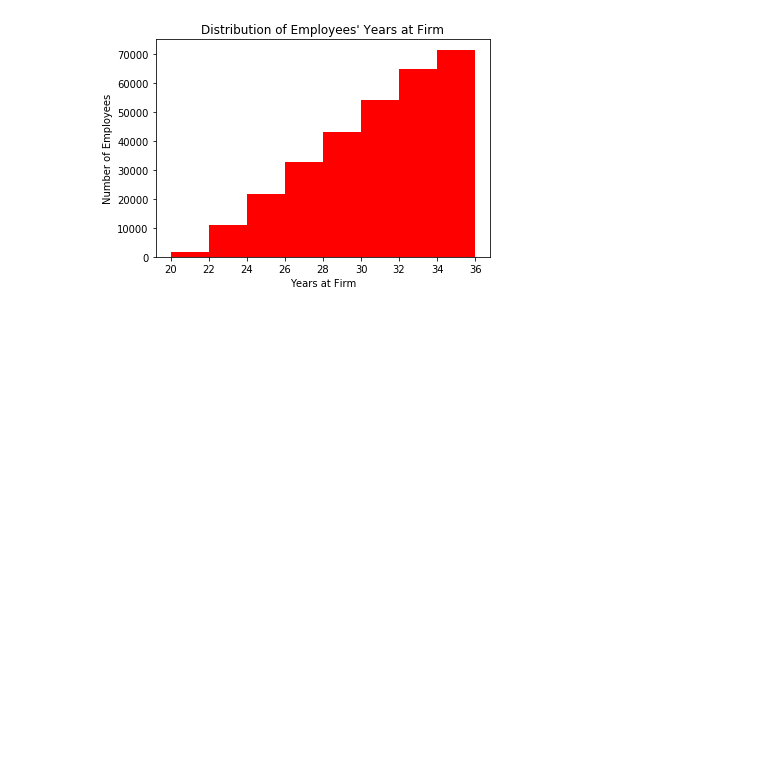
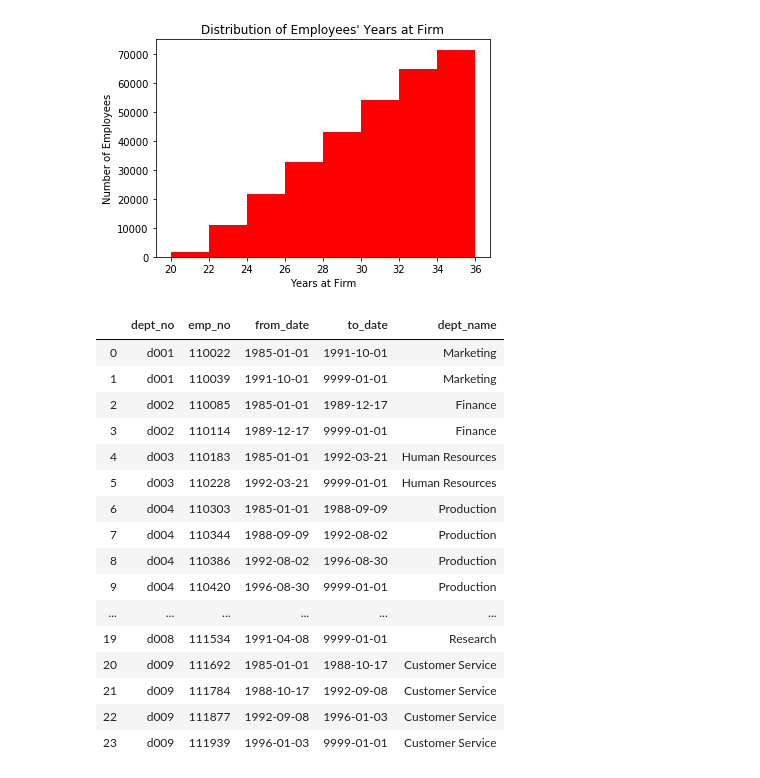
Before and after one commit to camiloibanez/Employee-Payroll-Analysis, a Jupyter notebook: EmployeeSQL/Employee data.ipynb, the cells around one changed output. Saved outputs shown, nothing was run; the diff lists cells and outputs as text; code cells hidden in the pictures; blank space fills up the shorter version.

```diff
--- a/EmployeeSQL/Employee data.ipynb
+++ b/EmployeeSQL/Employee data.ipynb
@@ -16,6 +16,7 @@ titles_df = pd.read_sql('SELECT * FROM titles', con=connection)
 departments_df = pd.read_sql('SELECT * FROM departments', con=connection)
 dept_emp_df = pd.read_sql('SELECT * FROM dept_emp', con=connection)
 employees_df = pd.read_sql('SELECT * FROM employees', con=connection)
+dept_manager_df = pd.read_sql('SELECT * FROM dept_manager', con=connection)
 
 if(connection):
     connection.close()
@@ -205,3 +209,24 @@ plt.xlabel("Years at Firm")
 plt.show()
 # %% [output]
 [figure]
+# %%
+managers_df = pd.merge(dept_manager_df, departments_df, on="dept_no", how="inner")
+managers_df
+# %% [output]
+|  | dept_no | emp_no | from_date | to_date | dept_name |
+| 0 | d001 | 110022 | 1985-01-01 | 1991-10-01 | Marketing |
+| 1 | d001 | 110039 | 1991-10-01 | 9999-01-01 | Marketing |
+| 2 | d002 | 110085 | 1985-01-01 | 1989-12-17 | Finance |
+| 3 | d002 | 110114 | 1989-12-17 | 9999-01-01 | Finance |
+| 4 | d003 | 110183 | 1985-01-01 | 1992-03-21 | Human Resources |
+| 5 | d003 | 110228 | 1992-03-21 | 9999-01-01 | Human Resources |
+| 6 | d004 | 110303 | 1985-01-01 | 1988-09-09 | Production |
+| 7 | d004 | 110344 | 1988-09-09 | 1992-08-02 | Production |
+| 8 | d004 | 110386 | 1992-08-02 | 1996-08-30 | Production |
+| 9 | d004 | 110420 | 1996-08-30 | 9999-01-01 | Production |
+| ... | ... | ... | ... | ... | ... |
+| 19 | d008 | 111534 | 1991-04-08 | 9999-01-01 | Research |
+| 20 | d009 | 111692 | 1985-01-01 | 1988-10-17 | Customer Service |
+| 21 | d009 | 111784 | 1988-10-17 | 1992-09-08 | Customer Service |
+| 22 | d009 | 111877 | 1992-09-08 | 1996-01-03 | Customer Service |
+| 23 | d009 | 111939 | 1996-01-03 | 9999-01-01 | Customer Service |
```
Also changed, not shown: parts of 1 cell of this notebook.
